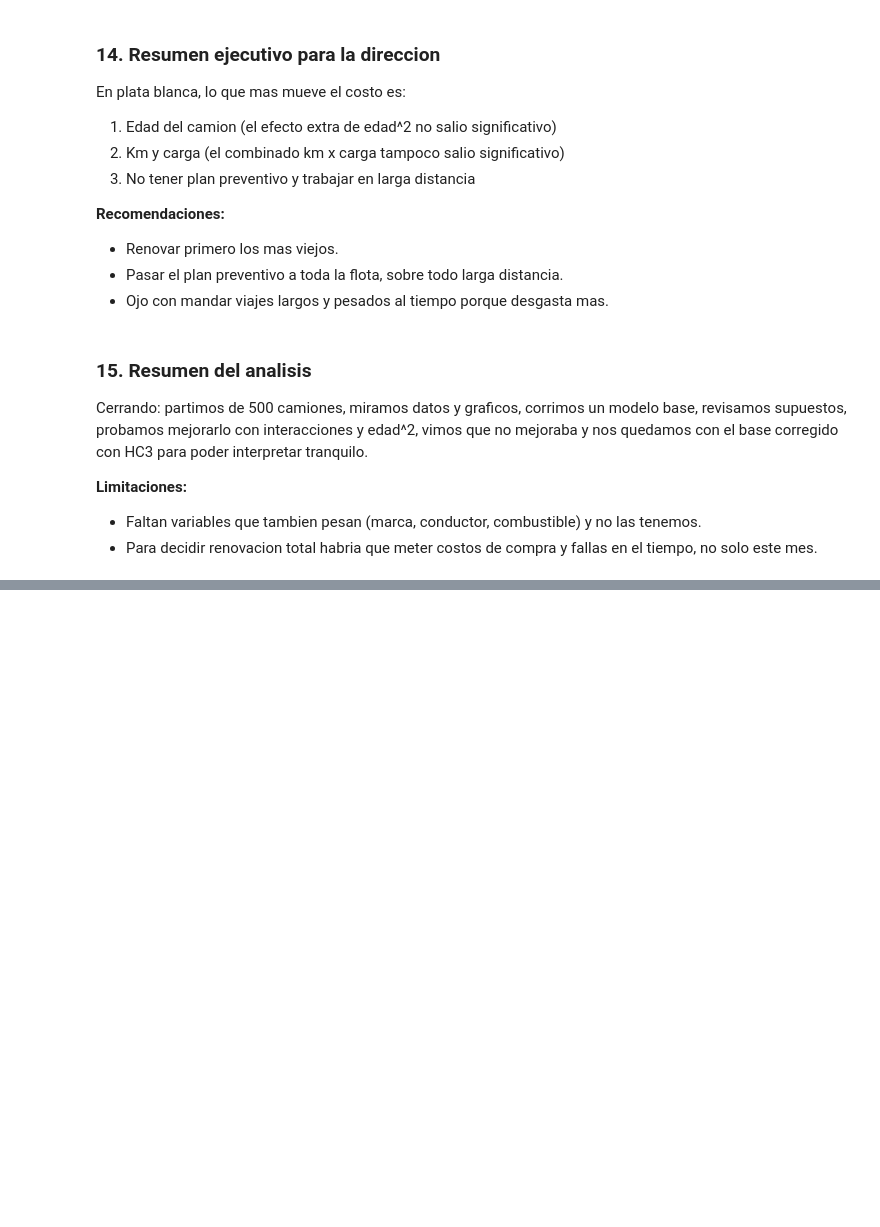
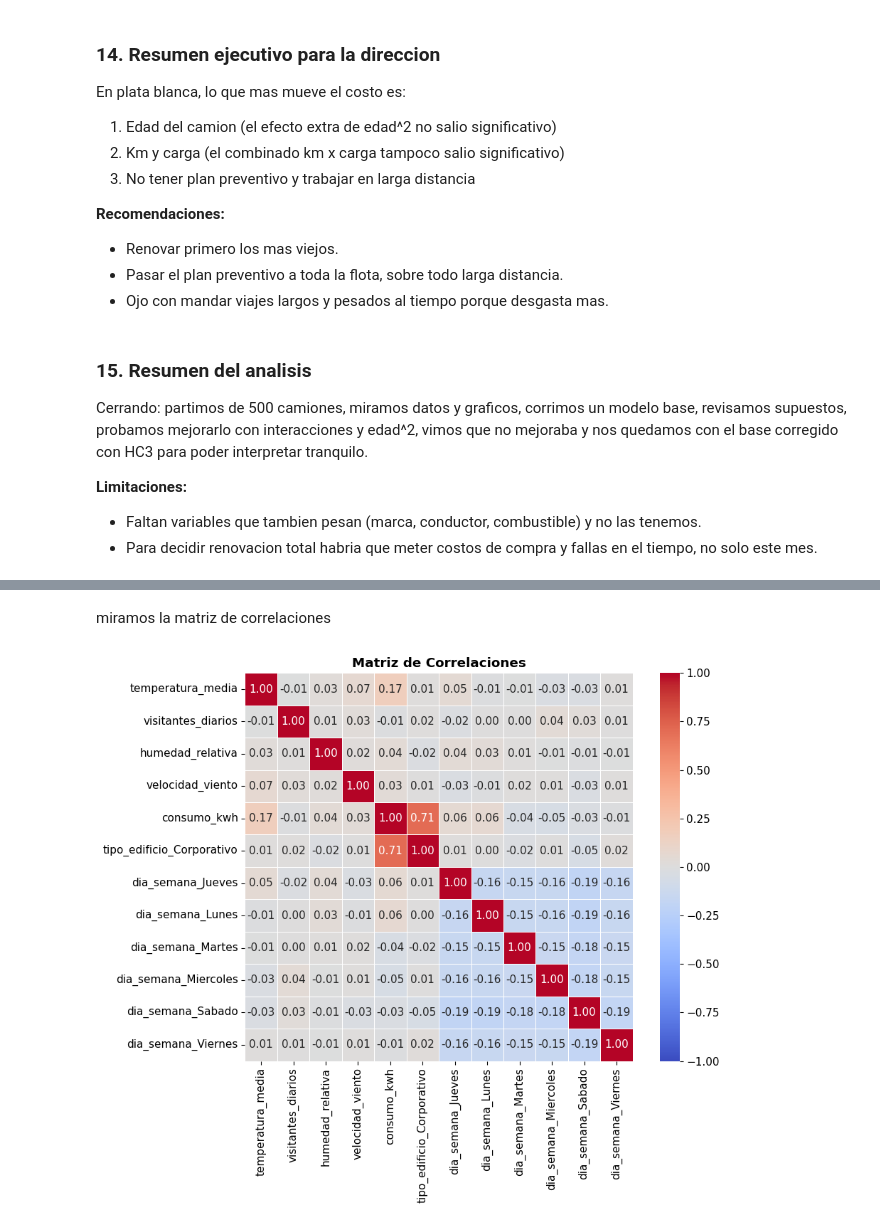
Before and after one commit to SamuelGJ0320/Examen03_EstApl, a Jupyter notebook: tercer_parcial_estadistica_aplicada.ipynb, the cells around one changed output, grey strips where cells are left out. Cells and saved outputs as stored; diff of their text form; code cells hidden in the pictures; blank space fills up the shorter version.

```diff
--- a/tercer_parcial_estadistica_aplicada.ipynb
+++ b/tercer_parcial_estadistica_aplicada.ipynb
@@ -624,0 +663,9 @@ Cerrando: partimos de 500 camiones, miramos datos y graficos, corrimos un modelo
+# %%
+df = pd.read_csv('/content/consumo_energia.csv')
+print("\nDimensiones y typos de datos")
+print(df.shape)
+print(df.dtypes)
+print("\nprimeras filas")
+print(df.head())
+print("\nEstadisticas descriptivas")
+print(df.describe())
@@ -624,0 +690,14 @@ Cerrando: partimos de 500 camiones, miramos datos y graficos, corrimos un modelo
+# %% [markdown]
+miramos la matriz de correlaciones
+# %%
+df_corr = pd.get_dummies(df, columns=['tipo_edificio', 'dia_semana'], drop_first=True)
+matriz_corr = df_corr.corr(numeric_only=True)
+
+plt.figure(figsize=(10, 8))
+sns.heatmap(matriz_corr, annot=True, fmt=".2f", cmap='coolwarm',
+            vmin=-1, vmax=1, linewidths=0.5, square=True)
+plt.title("Matriz de Correlaciones", fontweight='bold')
+plt.tight_layout()
+plt.show()
+# %% [output]
+[figure, added]
```
Also changed, not shown: parts of 27 cells of this notebook.
